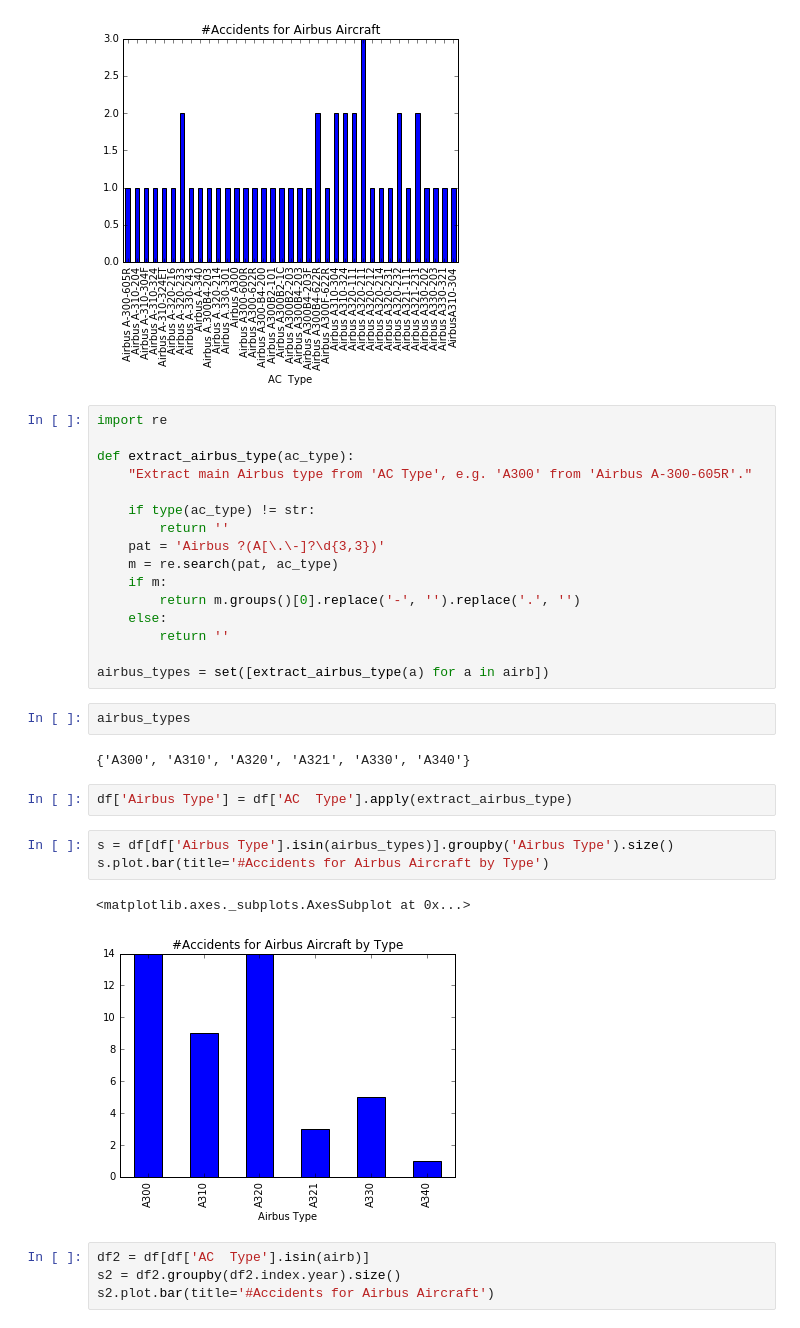
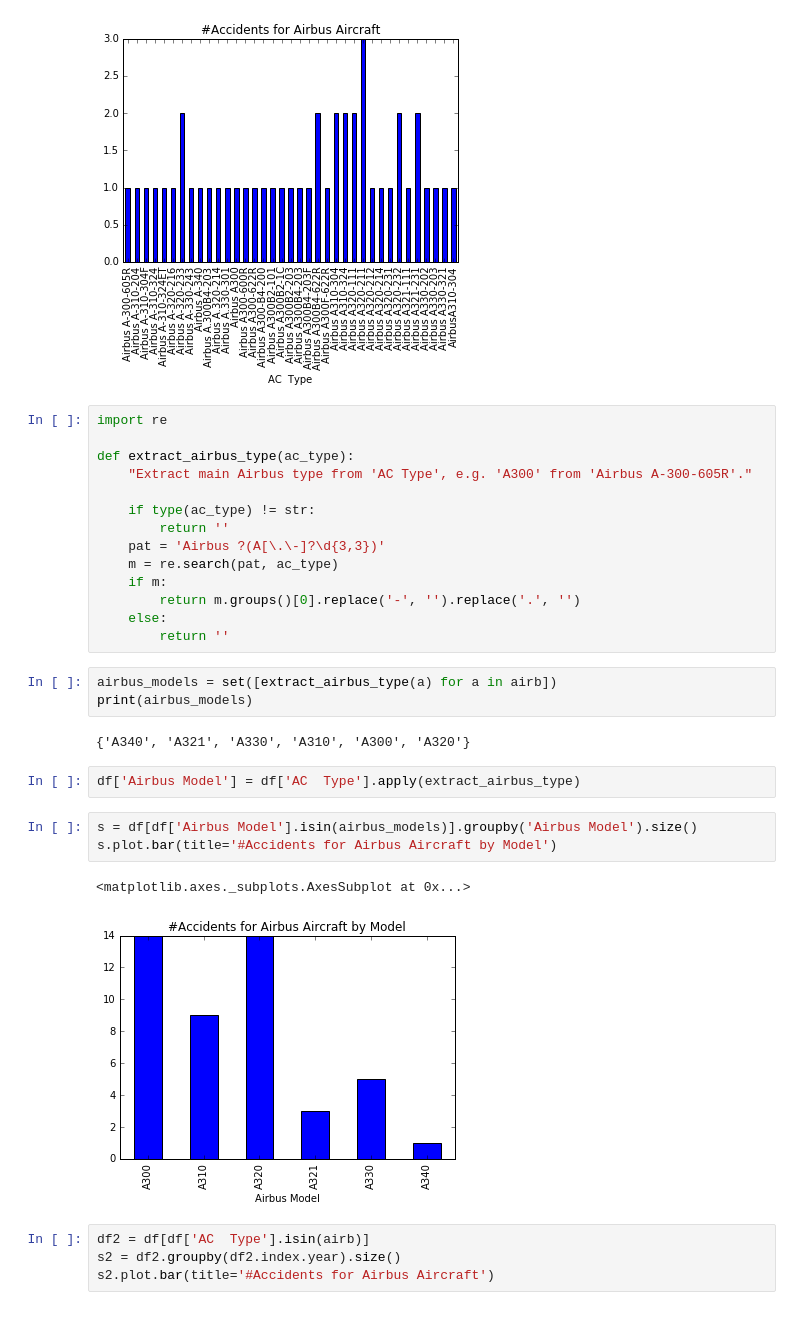
Before and after one commit to deeplook/notebooks, a Jupyter notebook: planecrashinfo/planecrashinfo.ipynb, the cells around one changed output. Saved outputs shown, nothing was run; the diff lists cells and outputs as text.

Commit message:
Removed unused sections, fixed wrong var name airbus_types -> airbus_models.

```diff
--- a/planecrashinfo/planecrashinfo.ipynb
+++ b/planecrashinfo/planecrashinfo.ipynb
@@ -158,20 +164,19 @@ def extract_airbus_type(ac_type):
         return m.groups()[0].replace('-', '').replace('.', '')
     else:
         return ''
-
-airbus_types = set([extract_airbus_type(a) for a in airb])
-# %%
-airbus_types
-# %% [output]
-{'A300', 'A310', 'A320', 'A321', 'A330', 'A340'}
+# %%
+airbus_models = set([extract_airbus_type(a) for a in airb])
+print(airbus_models)
+# %% [output]
+{'A340', 'A321', 'A330', 'A310', 'A300', 'A320'}
 # %%
-df['Airbus Type'] = df['AC  Type'].apply(extract_airbus_type)
+df['Airbus Model'] = df['AC  Type'].apply(extract_airbus_type)
 # %%
-s = df[df['Airbus Type'].isin(airbus_types)].groupby('Airbus Type').size()
-s.plot.bar(title='#Accidents for Airbus Aircraft by Type')
+s = df[df['Airbus Model'].isin(airbus_models)].groupby('Airbus Model').size()
+s.plot.bar(title='#Accidents for Airbus Aircraft by Model')
 # %% [output]
 <matplotlib.axes._subplots.AxesSubplot at 0x...>
-[figure, old version]
+[figure, new version]
 # %%
 df2 = df[df['AC  Type'].isin(airb)]
 s2 = df2.groupby(df2.index.year).size()
```
Also changed, not shown: parts of 9 cells of this notebook.
